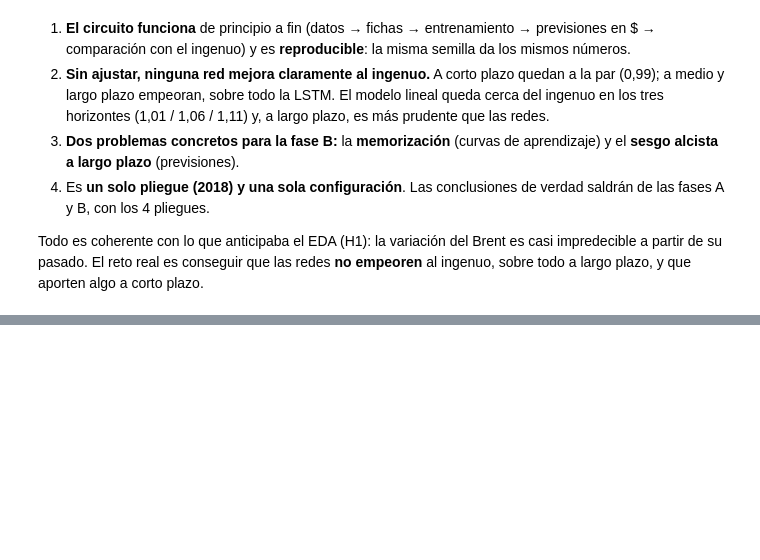
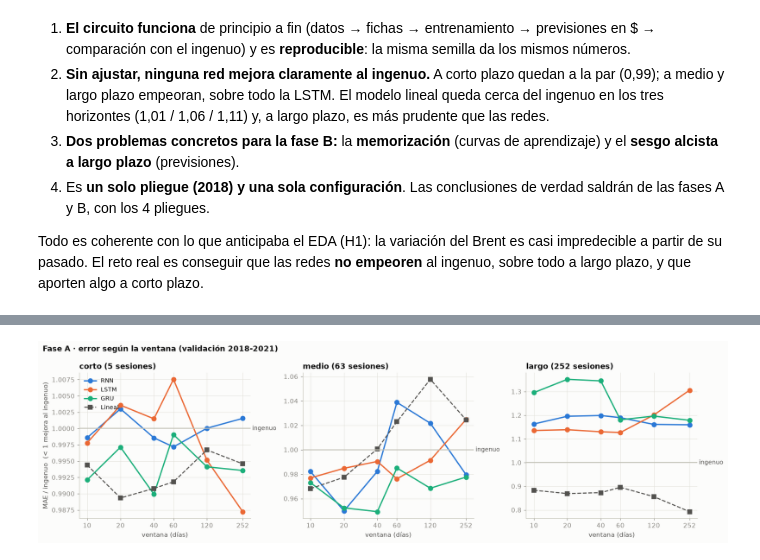
Before and after one commit to PabloJimenezGirardeau/Caso-Oil-Price, a Jupyter notebook: notebooks/03_modelado.ipynb, the cells around one changed output, grey strips where cells are left out. Drawn from its saved outputs; the diff is of its cells as text; code cells hidden in the pictures; blank space fills up the shorter version.

```diff
--- a/notebooks/03_modelado.ipynb
+++ b/notebooks/03_modelado.ipynb
@@ -172,0 +213,11 @@ Todo es coherente con lo que anticipaba el EDA (H1): la variación del Brent es
+# %%
+resumen = ex.resumir(resultados)
+resumen = resumen[resumen["ventana"].isin(completas)]
+redes = resumen[resumen["modelo"] != "Lineal"]
+lineal = resumen[resumen["modelo"] == "Lineal"]
+CLAVE_DATOS = ["horizonte", "ventana", "recorte", "nivel"]
+# Del modelo lineal se toma, en cada combinación, su mejor fuerza de regularización (su «ajuste»)
+lineal_mejor = lineal.loc[lineal.groupby(CLAVE_DATOS)["MAE / ingenuo"].idxmin()]
+NOMBRE_VARIANTE = {("ninguno", True): "sin recorte\ncon nivel", ("ninguno", False): "sin recorte\nsin nivel",
+                   ("0.5-99.5", True): "0,5-99,5\ncon nivel", ("0.5-99.5", False): "0,5-99,5\nsin nivel",
+                   ("1-99", True): "1-99\ncon nivel", ("1-99", False): "1-99\nsin nivel"}
@@ -172,0 +228,22 @@ Todo es coherente con lo que anticipaba el EDA (H1): la variación del Brent es
+# %%
+fig, axes = plt.subplots(1, 3, figsize=(15, 4.4))
+for ax, h in zip(axes, config.HORIZONTES):
+    for celda, color in COLOR_RED.items():
+        s = redes[(redes["horizonte"] == h) & (redes["modelo"] == celda)].groupby("ventana")["MAE / ingenuo"].mean()
+        ax.plot(s.index, s.values, "o-", color=color, lw=2, ms=7, label=celda)
+    s = lineal_mejor[lineal_mejor["horizonte"] == h].groupby("ventana")["MAE / ingenuo"].mean()
+    ax.plot(s.index, s.values, "s--", color=TINTA_2, lw=1.6, ms=6, label="Lineal")
+    ax.axhline(1, color=EJE, lw=1.5)
+    ax.text(1.0, 1, " ingenuo", transform=ax.get_yaxis_transform(), va="center", fontsize=9, color=TINTA_2)
+    ax.set_xscale("log")
+    ax.set_xticks(completas, [str(v) for v in completas])
+    ax.xaxis.set_minor_locator(NullLocator())
+    ax.set_xlabel("ventana (días)")
+    ax.set_title(f"{h} ({config.HORIZONTES[h]} sesiones)")
+axes[0].set_ylabel("MAE / ingenuo  (< 1 mejora al ingenuo)")
+axes[0].legend(loc="upper left", fontsize=9)
+fig.suptitle("Fase A · error según la ventana (validación 2018-2021)", x=0.01, ha="left", fontweight="bold")
+plt.tight_layout()
+plt.show()
+# %% [output]
+[figure, added]
```
Also changed, not shown: parts of 20 cells of this notebook, 11 other files.
